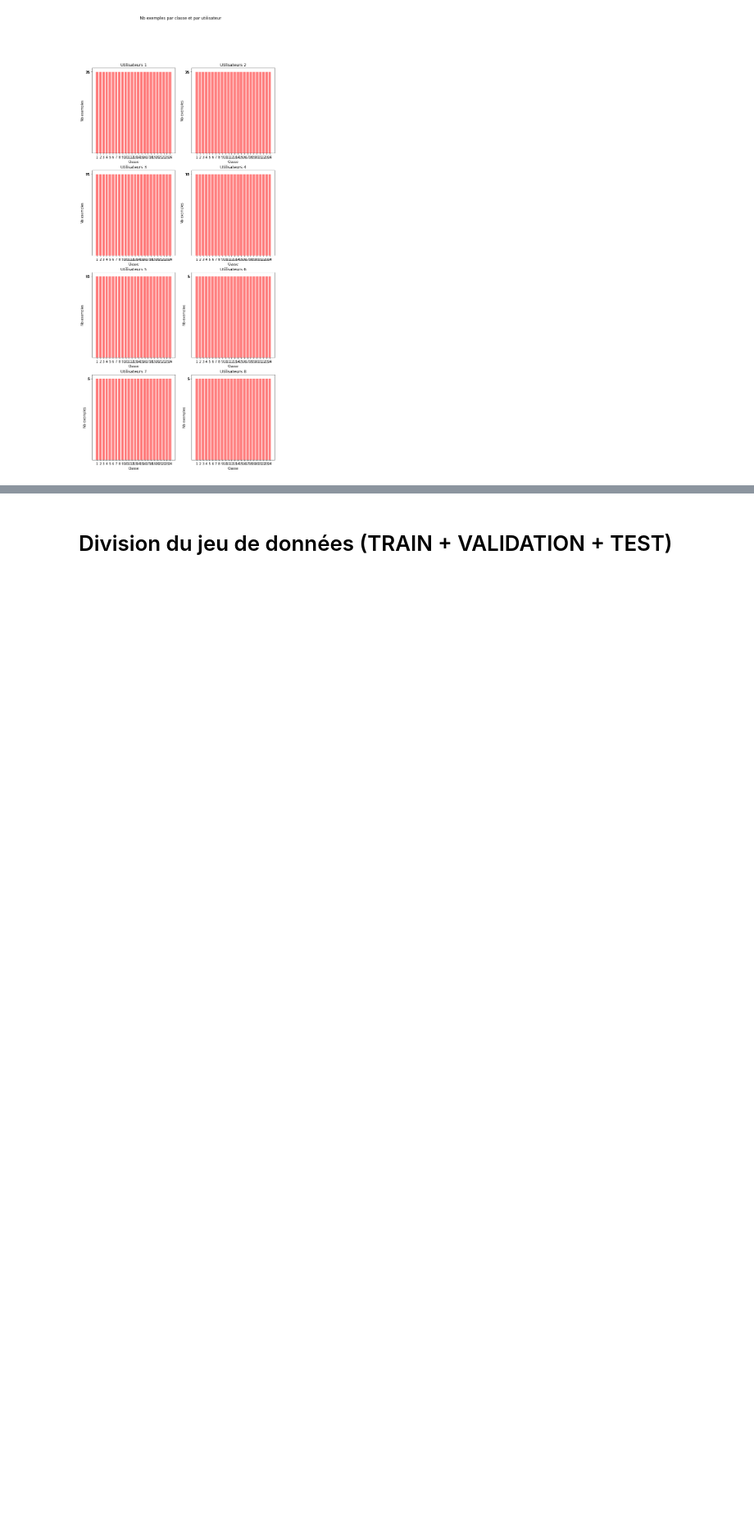
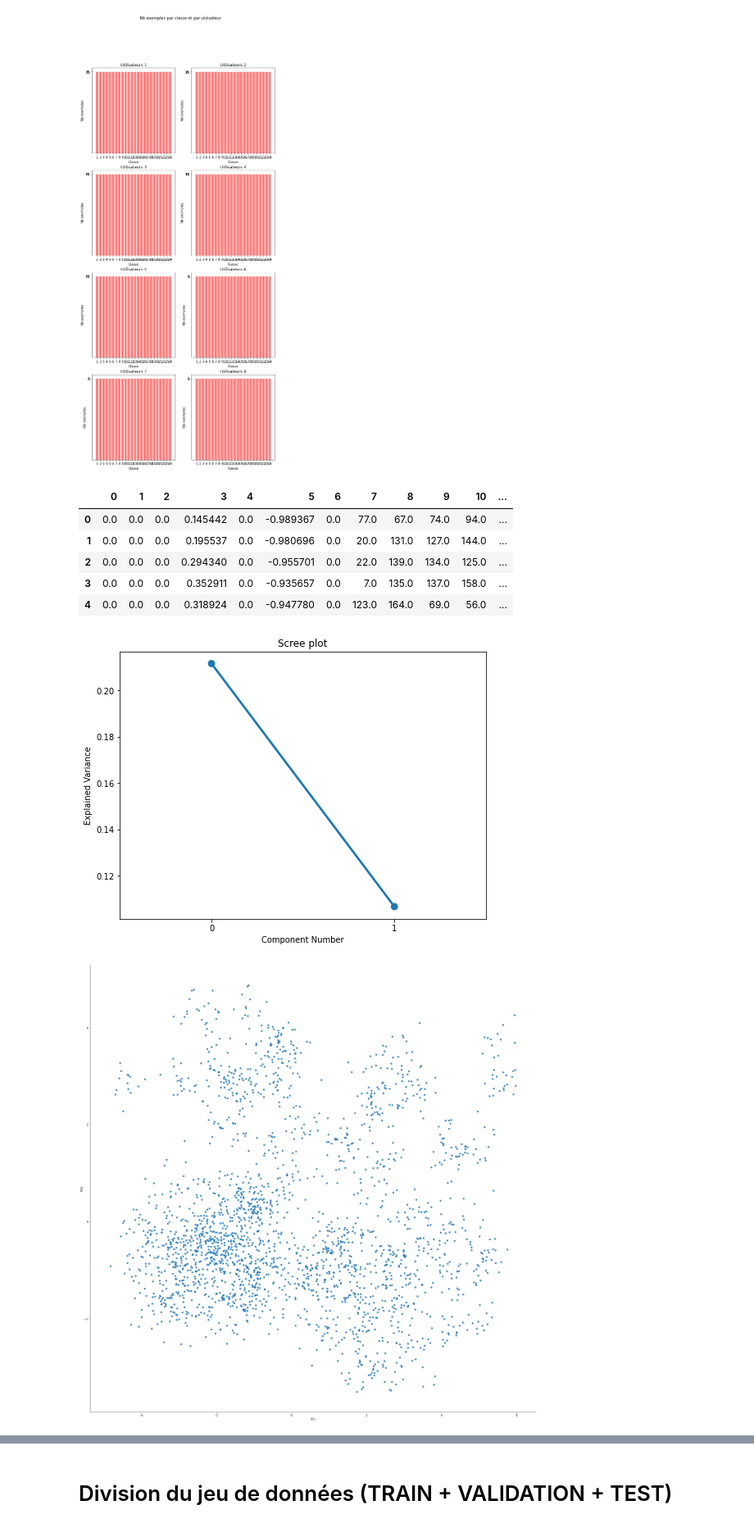
Before and after one commit to NajwaMoursli/ML, a Jupyter notebook: Projet_ML.ipynb, the cells around one changed output, grey strips where cells are left out. Shown at 82% size. Saved outputs shown, nothing was run; the diff lists cells and outputs as text; code cells hidden in the pictures; blank space fills up the shorter version.

```diff
--- a/Projet_ML.ipynb
+++ b/Projet_ML.ipynb
@@ -325,3 +325,77 @@ fig.suptitle("Nb répétition de geste par classe et par utilisateur")
 plt.show()
 # %% [output]
 [figure]
+# %%
+from sklearn.decomposition import PCA
+import seaborn as sns
+import numpy as np
+import matplotlib.pyplot as plt
+from sklearn.preprocessing import scale
+
+
+
+n_components = 2
+
+# Do the PCA.
+Xp=scale(X)
+
+pca = PCA(n_components=n_components).fit(Xp)
+
+Xp= pca.transform(Xp)
+
+# Append the principle components for each entry to the dataframe
+for i in range(0, n_components):
+    df['PC' + str(i + 1)] = Xp[:, i]
+
+display(df.head())
+
+# Do a scree plot
+ind = np.arange(0, n_components)
+(fig, ax) = plt.subplots(figsize=(8, 6))
+sns.pointplot(x=ind, y=pca.explained_variance_ratio_)
+ax.set_title('Scree plot')
+ax.set_xticks(ind)
+ax.set_xticklabels(ind)
+ax.set_xlabel('Component Number')
+ax.set_ylabel('Explained Variance')
+plt.show()
+
+# Show the points in terms of the first two PCs
+g = sns.lmplot('PC1',
+               'PC2',
+               data=df,
+               fit_reg=False,
+               scatter=True,
+               height=24)
+
+plt.show()
+
+# Plot a variable factor map for the first two dimensions.
+(fig, ax) = plt.subplots(figsize=(8, 8))
+for i in range(0, pca.components_.shape[1]):
+    ax.arrow(0,
+             0,  # Start the arrow at the origin
+             pca.components_[0, i],  #0 for PC1
+             pca.components_[1, i],  #1 for PC2
+             head_width=0.1,
+             head_length=0.1)
+
+    plt.text(pca.components_[0, i] + 0.05,
+             pca.components_[1, i] + 0.05,
+             df.columns.values[i])
+
+
+an = np.linspace(0, 2 * np.pi, 100)
+plt.plot(np.cos(an), np.sin(an),color='cyan',linestyle='-',linewidth=1)  # Add a unit circle for scale
+plt.axis('equal')
+ax.set_title('Variable factor map')
+plt.show()
+# %% [output]
+|  | 0 | 1 | 2 | 3 | 4 | 5 | 6 | 7 | 8 | 9 | 10 | ... |
+| 0 | 0.0 | 0.0 | 0.0 | 0.145442 | 0.0 | -0.989367 | 0.0 | 77.0 | 67.0 | 74.0 | 94.0 | ... |
+| 1 | 0.0 | 0.0 | 0.0 | 0.195537 | 0.0 | -0.980696 | 0.0 | 20.0 | 131.0 | 127.0 | 144.0 | ... |
+| 2 | 0.0 | 0.0 | 0.0 | 0.294340 | 0.0 | -0.955701 | 0.0 | 22.0 | 139.0 | 134.0 | 125.0 | ... |
+| 3 | 0.0 | 0.0 | 0.0 | 0.352911 | 0.0 | -0.935657 | 0.0 | 7.0 | 135.0 | 137.0 | 158.0 | ... |
+| 4 | 0.0 | 0.0 | 0.0 | 0.318924 | 0.0 | -0.947780 | 0.0 | 123.0 | 164.0 | 69.0 | 56.0 | ... |
+[figure, added]
+[figure, added]
```
Also changed, not shown: parts of 36 cells of this notebook.
